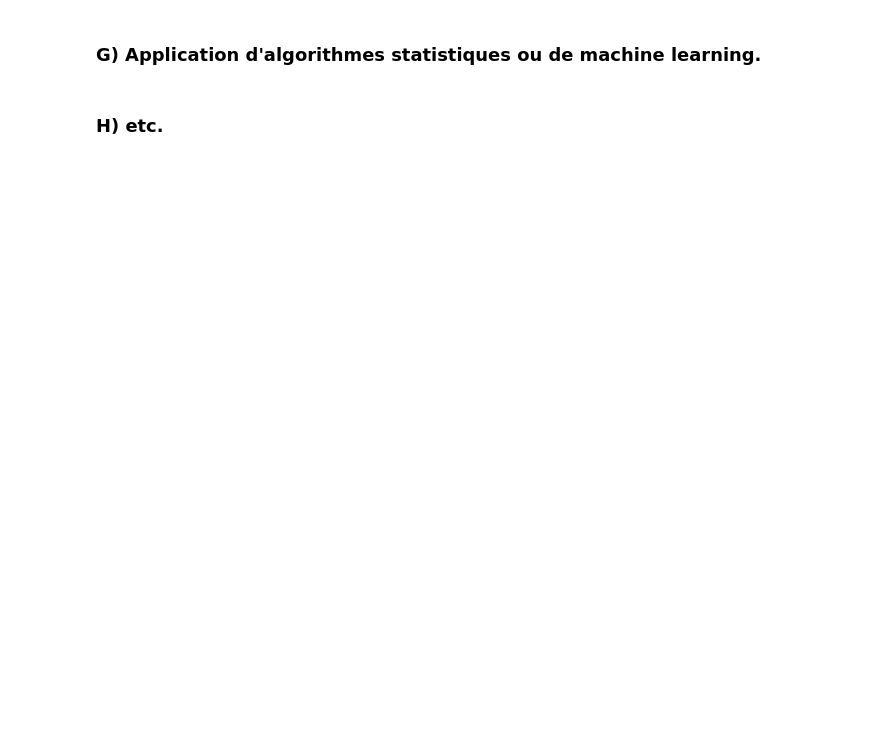
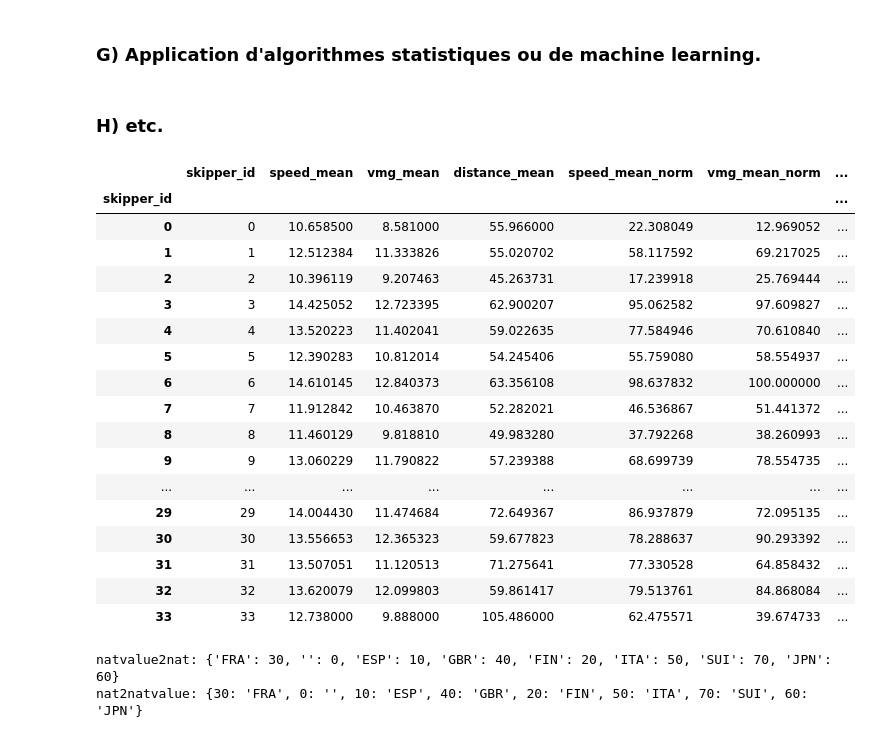
Before and after one commit to Kit-BIGDATA-Telecom-2022-2023/brejon-louis, a Jupyter notebook: projet_final/main.ipynb, the cells around one changed output. Saved outputs shown, nothing was run; the diff lists cells and outputs as text; code cells hidden in the pictures; blank space fills up the shorter version.

```diff
--- a/projet_final/main.ipynb
+++ b/projet_final/main.ipynb
@@ -1508,3 +1473,43 @@ df_ts_count_per_day
 ### G) Application d'algorithmes statistiques ou de machine learning.
 # %% [markdown]
 ### H) etc.
+# %%
+df_skippers_groupby = df_skippers_in_race[['skipper_id', 'sincelastreport_speed', 'sincelastreport_vmg', 'sincelastreport_distance']].groupby(by='skipper_id').mean()
+df_skippers_groupby.columns = [str(col.replace('sincelastreport_', '')) + '_mean' for col in df_skippers_groupby.columns]
+
+df_skippers_groupby.insert(0, 'skipper_id', df_skippers_groupby.index)
+for col in df_skippers_groupby.columns[1:]:
+    df_skippers_groupby[f'{col}_norm'] = (df_skippers_groupby[col]-df_skippers_groupby[col].min())/(df_skippers_groupby[col].max()-df_skippers_groupby[col].min())*100
+
+df_skippers_groupby['nationality'] = df_skippers_groupby['skipper_id'].apply(lambda x: df_boats_characteristics[df_boats_characteristics['skipper_id']==x]['nationality'].values[0])
+df_skippers_groupby['nationality'] = df_skippers_groupby['nationality'].fillna('')
+df_skippers_groupby['nationality_encoded'] = df_skippers_groupby['nationality'].astype('category').cat.codes*10
+df_skippers_groupby
+# %% [output]
+|  | skipper_id | speed_mean | vmg_mean | distance_mean | speed_mean_norm | vmg_mean_norm | ... |
+| skipper_id |  |  |  |  |  |  | ... |
+| 0 | 0 | 10.658500 | 8.581000 | 55.966000 | 22.308049 | 12.969052 | ... |
+| 1 | 1 | 12.512384 | 11.333826 | 55.020702 | 58.117592 | 69.217025 | ... |
+| 2 | 2 | 10.396119 | 9.207463 | 45.263731 | 17.239918 | 25.769444 | ... |
+| 3 | 3 | 14.425052 | 12.723395 | 62.900207 | 95.062582 | 97.609827 | ... |
+| 4 | 4 | 13.520223 | 11.402041 | 59.022635 | 77.584946 | 70.610840 | ... |
+| 5 | 5 | 12.390283 | 10.812014 | 54.245406 | 55.759080 | 58.554937 | ... |
+| 6 | 6 | 14.610145 | 12.840373 | 63.356108 | 98.637832 | 100.000000 | ... |
+| 7 | 7 | 11.912842 | 10.463870 | 52.282021 | 46.536867 | 51.441372 | ... |
+| 8 | 8 | 11.460129 | 9.818810 | 49.983280 | 37.792268 | 38.260993 | ... |
+| 9 | 9 | 13.060229 | 11.790822 | 57.239388 | 68.699739 | 78.554735 | ... |
+| ... | ... | ... | ... | ... | ... | ... | ... |
+| 29 | 29 | 14.004430 | 11.474684 | 72.649367 | 86.937879 | 72.095135 | ... |
+| 30 | 30 | 13.556653 | 12.365323 | 59.677823 | 78.288637 | 90.293392 | ... |
+| 31 | 31 | 13.507051 | 11.120513 | 71.275641 | 77.330528 | 64.858432 | ... |
+| 32 | 32 | 13.620079 | 12.099803 | 59.861417 | 79.513761 | 84.868084 | ... |
+| 33 | 33 | 12.738000 | 9.888000 | 105.486000 | 62.475571 | 39.674733 | ... |
+# %%
+natvalue2nat = dict(zip(df_skippers_groupby['nationality'].unique(), df_skippers_groupby['nationality_encoded'].unique()))
+print(f"natvalue2nat: {natvalue2nat}")
+
+nat2natvalue = {v:k for k,v in natvalue2nat.items()}
+print(f"nat2natvalue: {nat2natvalue}")
+# %% [output]
+natvalue2nat: {'FRA': 30, '': 0, 'ESP': 10, 'GBR': 40, 'FIN': 20, 'ITA': 50, 'SUI': 70, 'JPN': 60}
+nat2natvalue: {30: 'FRA', 0: '', 10: 'ESP', 40: 'GBR', 20: 'FIN', 50: 'ITA', 70: 'SUI', 60: 'JPN'}
```
Also changed, not shown: parts of 33 cells of this notebook, 1 other file.
